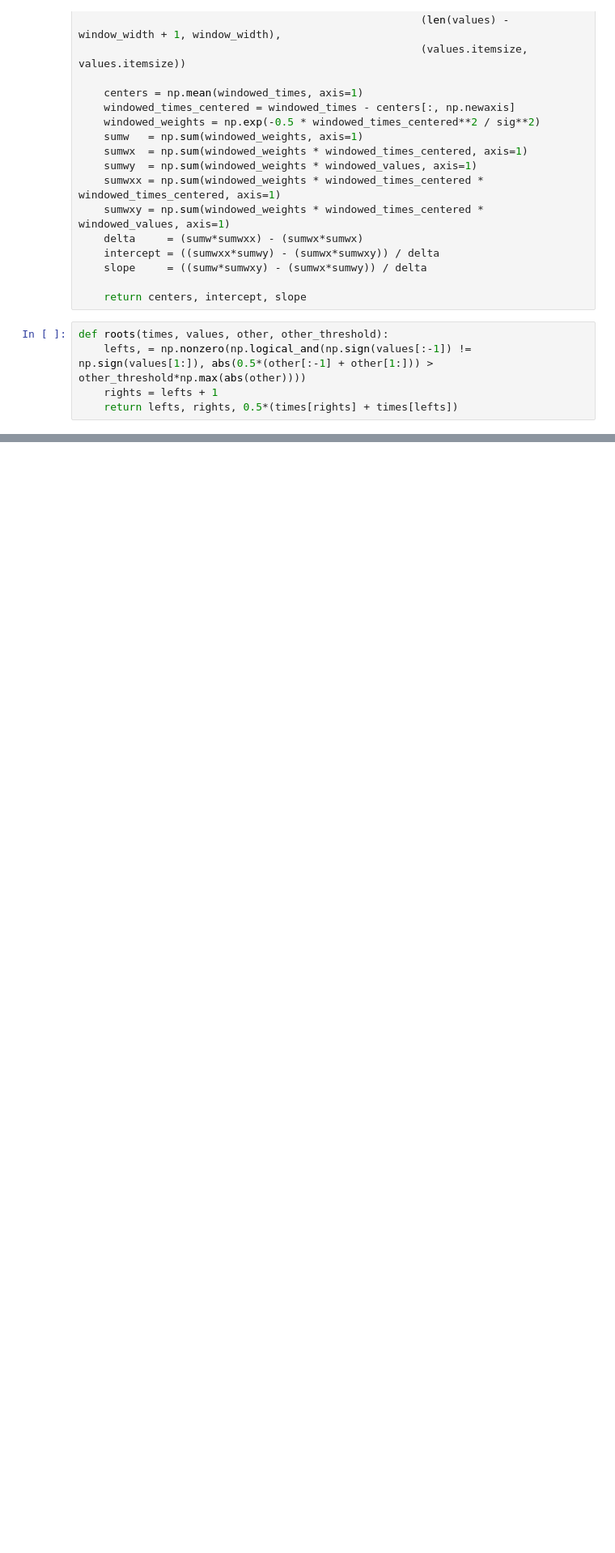
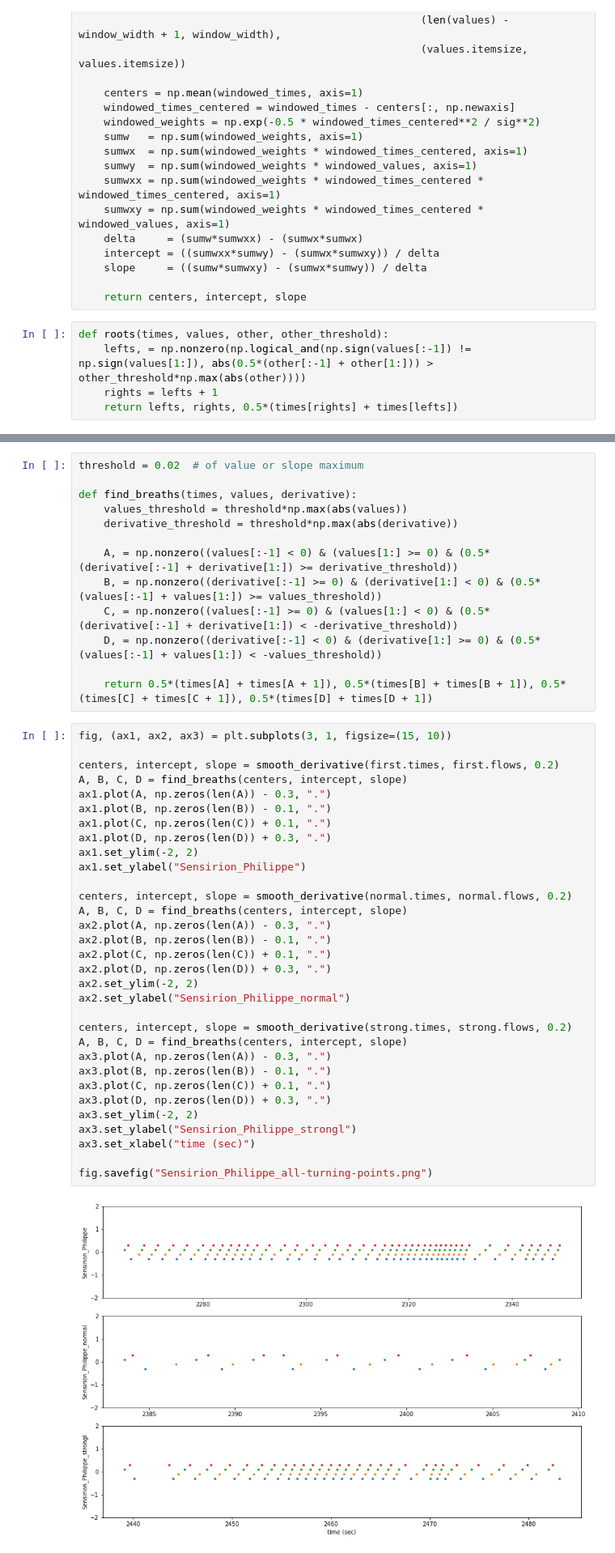
Before and after one commit to Princeton-Penn-Vents/princeton-penn-flowmeter, a Jupyter notebook: analysis/real-data.ipynb, the cells around one changed output, grey strips where cells are left out. Shown at 81% size. Cells and saved outputs as stored; diff of their text form; blank space fills up the shorter version.

```diff
--- a/analysis/real-data.ipynb
+++ b/analysis/real-data.ipynb
@@ -236,0 +237,47 @@ fig.savefig("Sensirion_Philippe_strongl-derivative.png")
+# %%
+threshold = 0.02  # of value or slope maximum
+
+def find_breaths(times, values, derivative):
+    values_threshold = threshold*np.max(abs(values))
+    derivative_threshold = threshold*np.max(abs(derivative))
+
+    A, = np.nonzero((values[:-1] < 0) & (values[1:] >= 0) & (0.5*(derivative[:-1] + derivative[1:]) >= derivative_threshold))
+    B, = np.nonzero((derivative[:-1] >= 0) & (derivative[1:] < 0) & (0.5*(values[:-1] + values[1:]) >= values_threshold))
+    C, = np.nonzero((values[:-1] >= 0) & (values[1:] < 0) & (0.5*(derivative[:-1] + derivative[1:]) < -derivative_threshold))
+    D, = np.nonzero((derivative[:-1] < 0) & (derivative[1:] >= 0) & (0.5*(values[:-1] + values[1:]) < -values_threshold))
+
+    return 0.5*(times[A] + times[A + 1]), 0.5*(times[B] + times[B + 1]), 0.5*(times[C] + times[C + 1]), 0.5*(times[D] + times[D + 1])
+# %%
+fig, (ax1, ax2, ax3) = plt.subplots(3, 1, figsize=(15, 10))
+
+centers, intercept, slope = smooth_derivative(first.times, first.flows, 0.2)
+A, B, C, D = find_breaths(centers, intercept, slope)
+ax1.plot(A, np.zeros(len(A)) - 0.3, ".")
+ax1.plot(B, np.zeros(len(B)) - 0.1, ".")
+ax1.plot(C, np.zeros(len(C)) + 0.1, ".")
+ax1.plot(D, np.zeros(len(D)) + 0.3, ".")
+ax1.set_ylim(-2, 2)
+ax1.set_ylabel("Sensirion_Philippe")
+
+centers, intercept, slope = smooth_derivative(normal.times, normal.flows, 0.2)
+A, B, C, D = find_breaths(centers, intercept, slope)
+ax2.plot(A, np.zeros(len(A)) - 0.3, ".")
+ax2.plot(B, np.zeros(len(B)) - 0.1, ".")
+ax2.plot(C, np.zeros(len(C)) + 0.1, ".")
+ax2.plot(D, np.zeros(len(D)) + 0.3, ".")
+ax2.set_ylim(-2, 2)
+ax2.set_ylabel("Sensirion_Philippe_normal")
+
+centers, intercept, slope = smooth_derivative(strong.times, strong.flows, 0.2)
+A, B, C, D = find_breaths(centers, intercept, slope)
+ax3.plot(A, np.zeros(len(A)) - 0.3, ".")
+ax3.plot(B, np.zeros(len(B)) - 0.1, ".")
+ax3.plot(C, np.zeros(len(C)) + 0.1, ".")
+ax3.plot(D, np.zeros(len(D)) + 0.3, ".")
+ax3.set_ylim(-2, 2)
+ax3.set_ylabel("Sensirion_Philippe_strongl")
+ax3.set_xlabel("time (sec)")
+
+fig.savefig("Sensirion_Philippe_all-turning-points.png")
+# %% [output]
+[figure, added]
```
Also changed, not shown: parts of 6 cells of this notebook.
